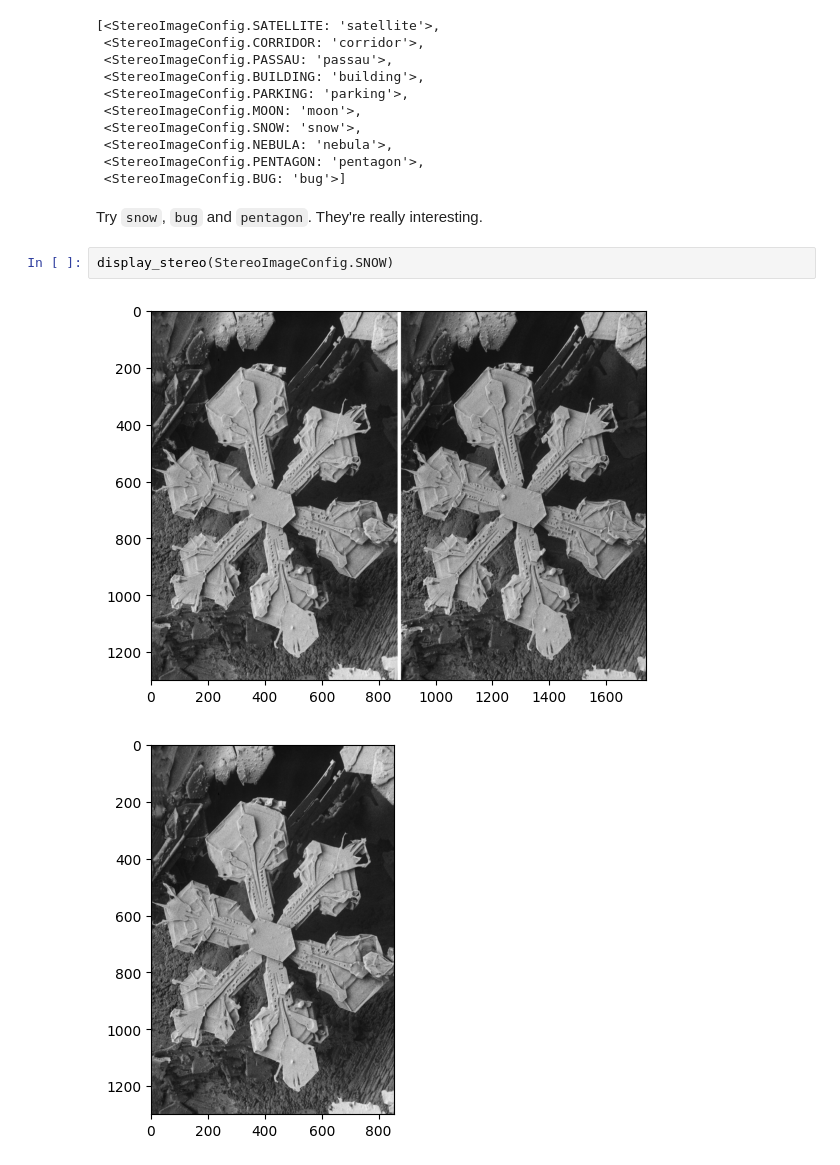
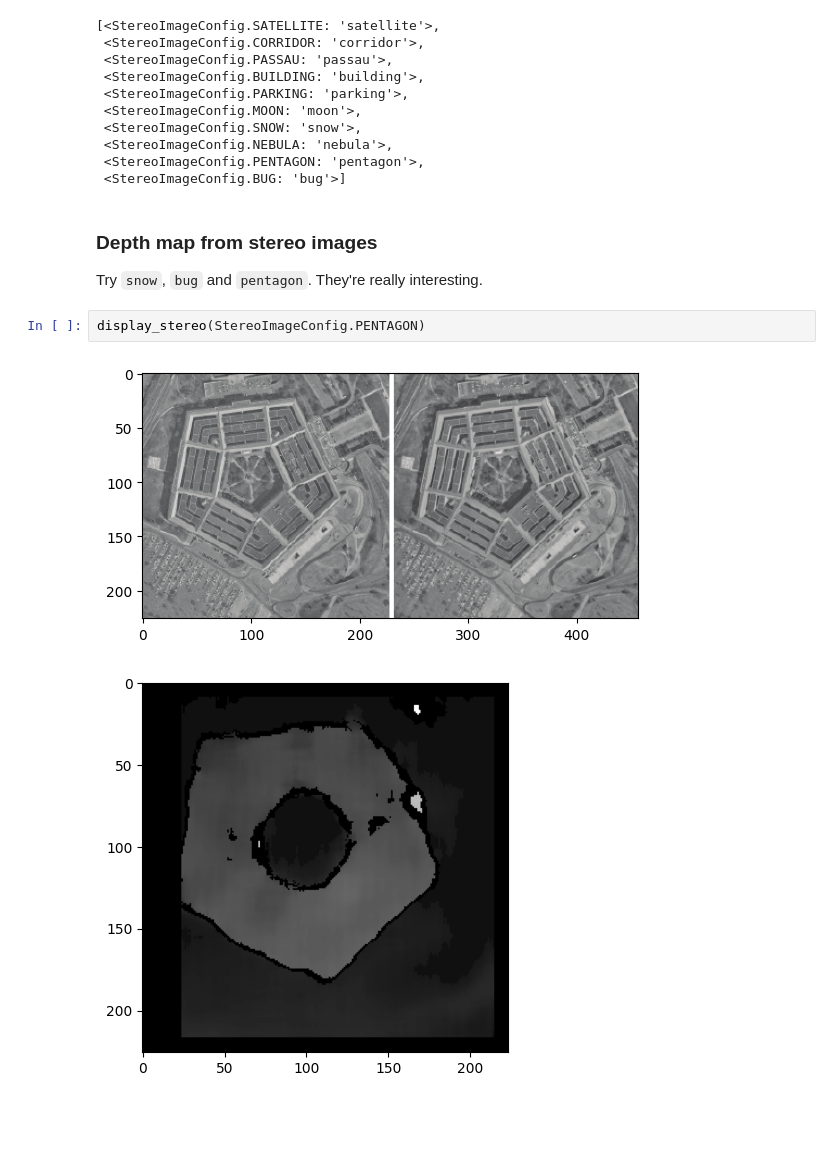
Before and after one commit to RajatJacob/dos-locos, a Jupyter notebook: main.ipynb, the cells around one changed output. Cells and saved outputs as stored; diff of their text form; blank space fills up the shorter version.

```diff
--- a/main.ipynb
+++ b/main.ipynb
@@ -65,9 +65,11 @@ list(StereoImageConfig)
  <StereoImageConfig.PENTAGON: 'pentagon'>,
  <StereoImageConfig.BUG: 'bug'>]
 # %% [markdown]
+### Depth map from stereo images
+
 Try `snow`, `bug` and `pentagon`. They're really interesting.
 # %%
-display_stereo(StereoImageConfig.SNOW)
+display_stereo(StereoImageConfig.PENTAGON)
 # %% [output]
-[figure, old version]
+[figure, new version]
-[figure, old version]
+[figure, new version]
```
Also changed, not shown: parts of 1 cell of this notebook, 1 other file.
